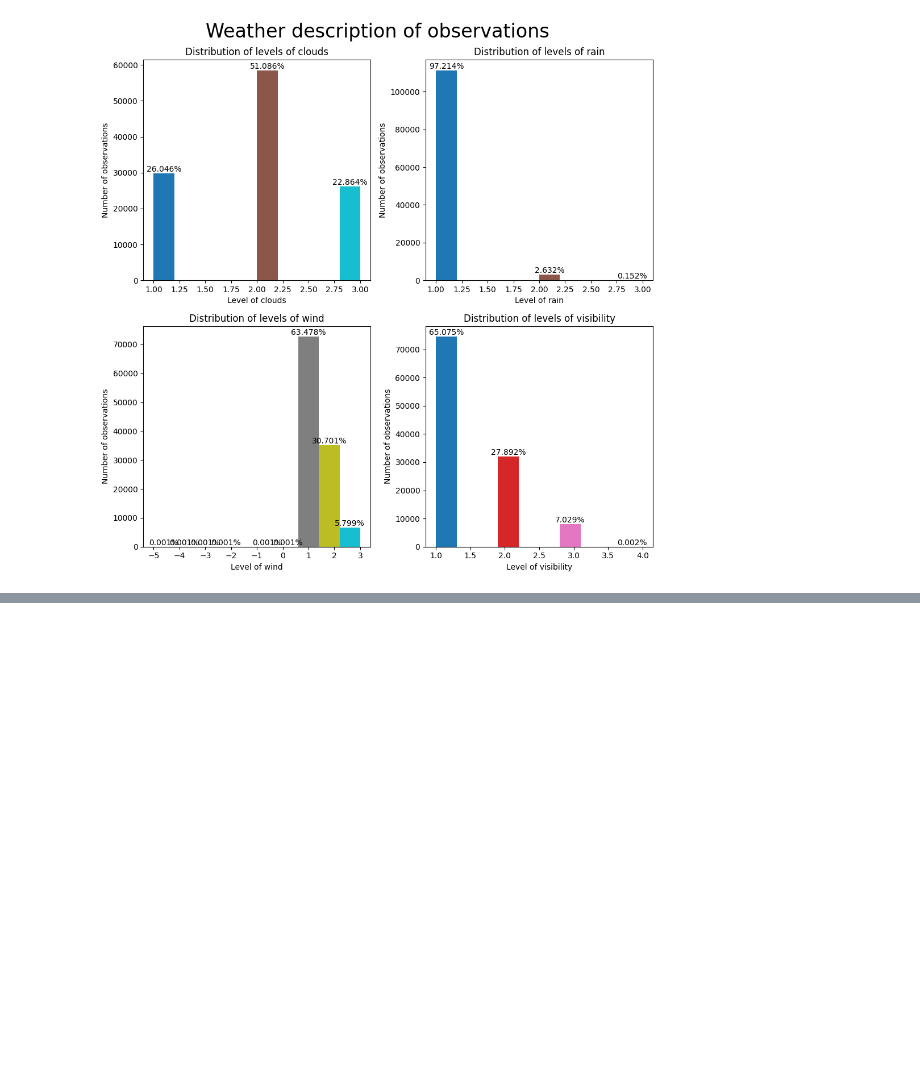
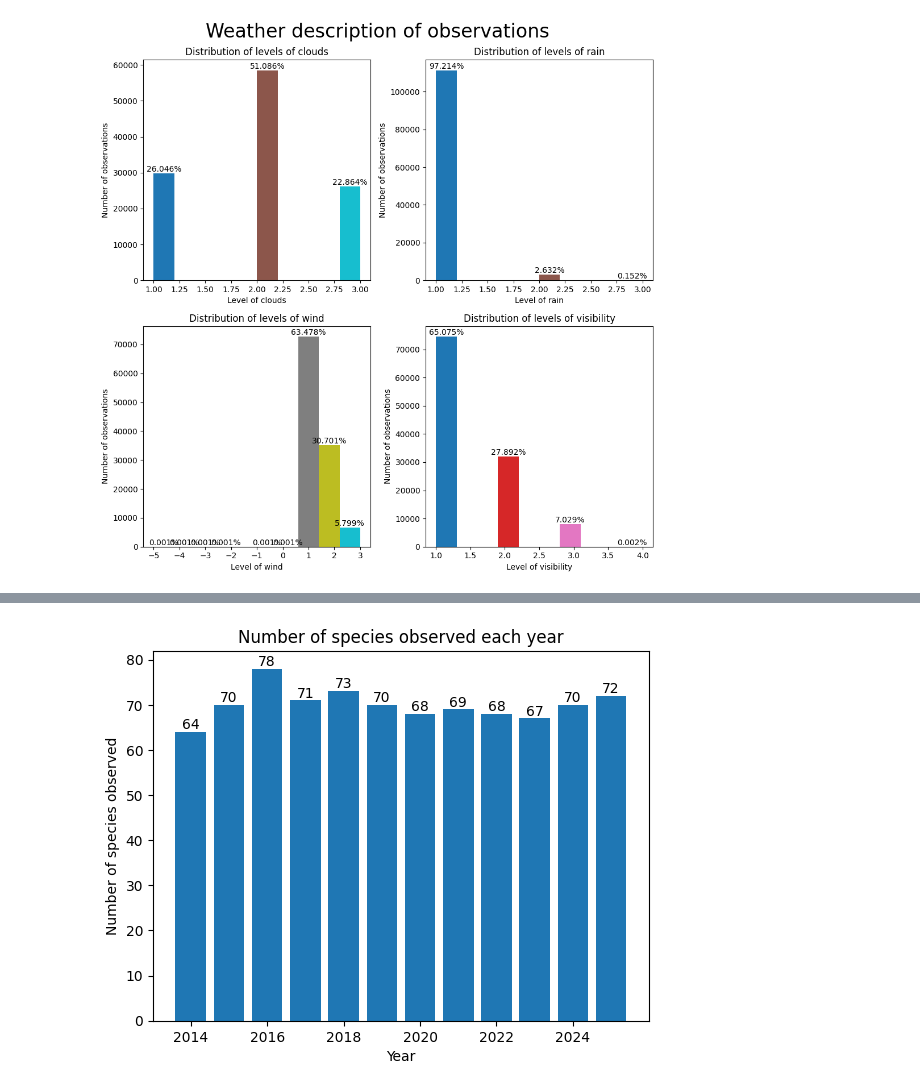
Before and after one commit to baptistepras/birds_biodiversity, a Jupyter notebook: code.ipynb, the cells around one changed output, grey strips where cells are left out. Cells and saved outputs as stored; diff of their text form; code cells hidden in the pictures; blank space fills up the shorter version.

```diff
--- a/code.ipynb
+++ b/code.ipynb
@@ -34,7 +38,26 @@ df_sites.columns = ["Transect", "X","Y","Type","Site","Site2"]
 
 #removing the name and the department code for the observations and the distance of visualizations
 # to make more space
-df_observations = df_observations[["Nom transect", "date", "1er, 2e ou 3e passage",
-                "nuages","pluie","vent","visibilité","N° point","heure début",
-                "ESPECE"]]
+del df_observations["code département"]
+df_observations.drop(0, inplace = True)
+df_observations.drop(1, inplace = True)
+
+
+
+def clean_to_int(series):
+    """
+    Convert a mixed-type pandas Series to integer safely.
+
+    - Non-numeric values -> NaN
+    - Floats -> rounded to nearest integer
+    - Returns pandas nullable Int64 dtype to preserve NaNs
+    """
+    return pd.to_numeric(series, errors='coerce').round().astype('Int64')
+
+
+df_observations.iloc[:,-2] = clean_to_int(df_observations.iloc[:,-2])
+df_observations.iloc[:,-3] = clean_to_int(df_observations.iloc[:,-3])
+
+df_observations["Amount"] = df_observations.iloc[:,-2] + df_observations.iloc[:,-3]
+print(df_observations["Amount"].unique())
 # %% [output]
@@ -252,0 +332,17 @@ plt.show()
+# %%
+#Now let's do the same for the habitats
+
+df_observations['date'] = pd.to_datetime(df_observations['date'])
+# %%
+df_observations['year'] = df_observations['date'].dt.year
+# %%
+groupedYear = df_observations.groupby('year')['ESPECE'].nunique()
+
+bars = plt.bar(groupedYear.keys(), groupedYear.values)
+plt.bar_label(bars)
+plt.xlabel("Year")
+plt.ylabel("Number of species observed")
+plt.title("Number of species observed each year")
+plt.savefig("figures/speciesPerYear.jpeg")
+# %% [output]
+[figure, added]
```
Also changed, not shown: parts of 12 cells of this notebook, 4 other files.
